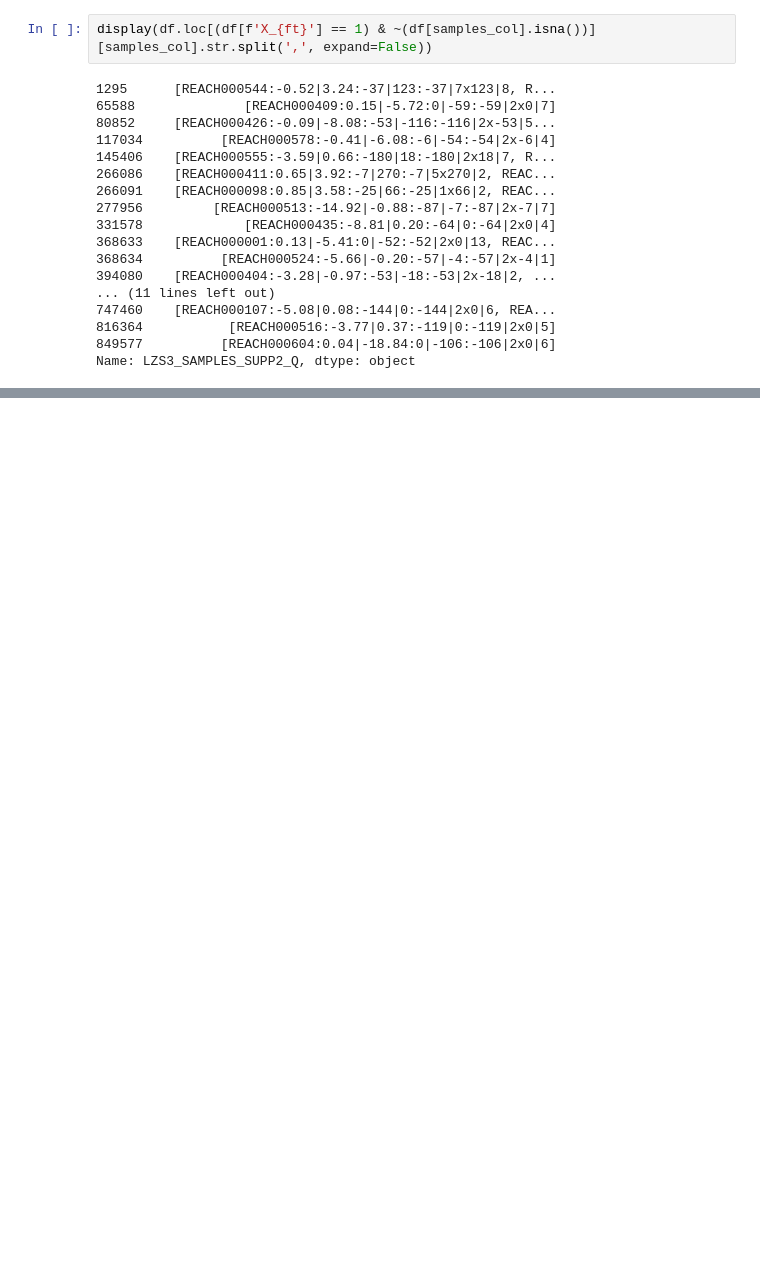
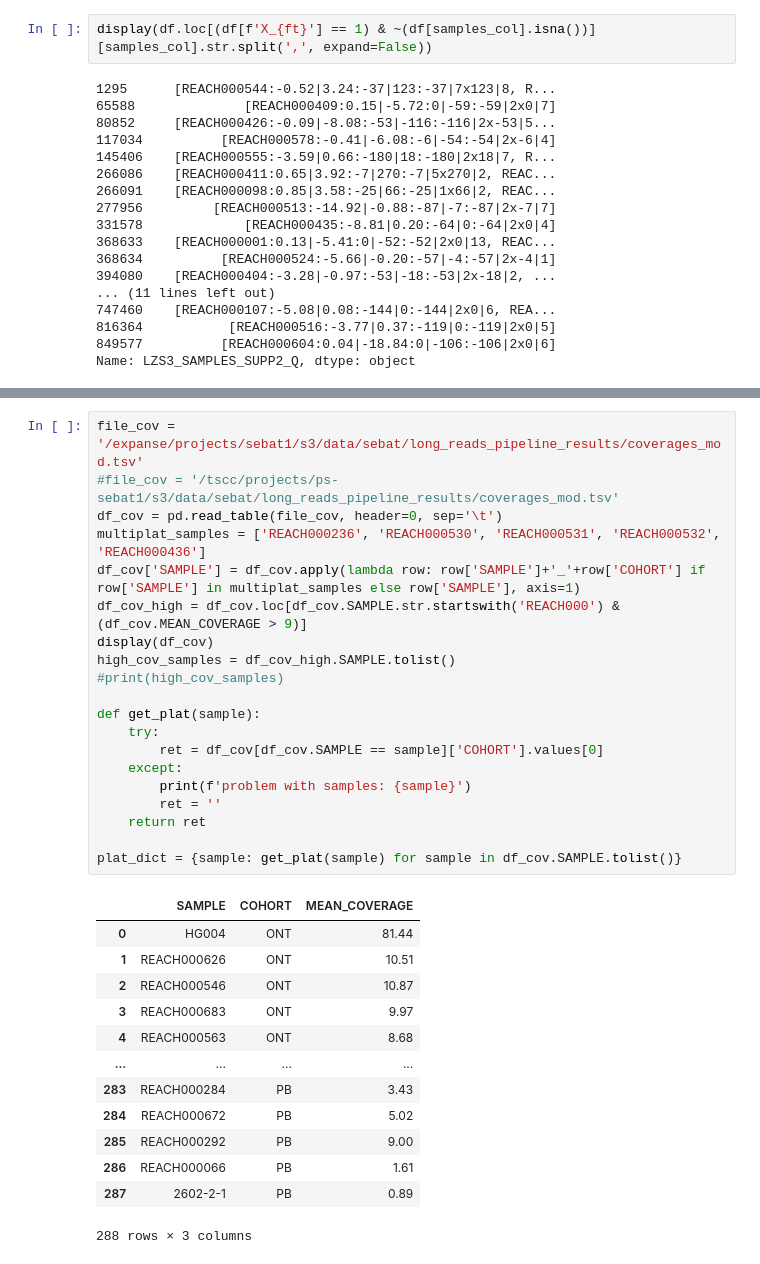
Before and after one commit to mldmort/TR_Process_FAM, a Jupyter notebook: make_tables.ipynb, the cells around one changed output, grey strips where cells are left out. Saved outputs shown, nothing was run; the diff lists cells and outputs as text; blank space fills up the shorter version.

```diff
--- a/make_tables.ipynb
+++ b/make_tables.ipynb
@@ -74,3 +157,37 @@ genic
 genic_cds
 genic_utr
 genic_intron
+# %%
+file_cov = '/expanse/projects/sebat1/s3/data/sebat/long_reads_pipeline_results/coverages_mod.tsv'
+#file_cov = '/tscc/projects/ps-sebat1/s3/data/sebat/long_reads_pipeline_results/coverages_mod.tsv'
+df_cov = pd.read_table(file_cov, header=0, sep='\t')
+multiplat_samples = ['REACH000236', 'REACH000530', 'REACH000531', 'REACH000532', 'REACH000436']
+df_cov['SAMPLE'] = df_cov.apply(lambda row: row['SAMPLE']+'_'+row['COHORT'] if row['SAMPLE'] in multiplat_samples else row['SAMPLE'], axis=1)
+df_cov_high = df_cov.loc[df_cov.SAMPLE.str.startswith('REACH000') & (df_cov.MEAN_COVERAGE > 9)]
+display(df_cov)
+high_cov_samples = df_cov_high.SAMPLE.tolist()
+#print(high_cov_samples)
+
+def get_plat(sample):
+    try:
+        ret = df_cov[df_cov.SAMPLE == sample]['COHORT'].values[0]
+    except:
+        print(f'problem with samples: {sample}')
+        ret = ''
+    return ret
+
+plat_dict = {sample: get_plat(sample) for sample in df_cov.SAMPLE.tolist()}
+# %% [output]
+|  | SAMPLE | COHORT | MEAN_COVERAGE |
+| 0 | HG004 | ONT | 81.44 |
+| 1 | REACH000626 | ONT | 10.51 |
+| 2 | REACH000546 | ONT | 10.87 |
+| 3 | REACH000683 | ONT | 9.97 |
+| 4 | REACH000563 | ONT | 8.68 |
+| ... | ... | ... | ... |
+| 283 | REACH000284 | PB | 3.43 |
+| 284 | REACH000672 | PB | 5.02 |
+| 285 | REACH000292 | PB | 9.00 |
+| 286 | REACH000066 | PB | 1.61 |
+| 287 | 2602-2-1 | PB | 0.89 |
+288 rows × 3 columns
```
Also changed, not shown: parts of 8 cells of this notebook, 1 other file.
